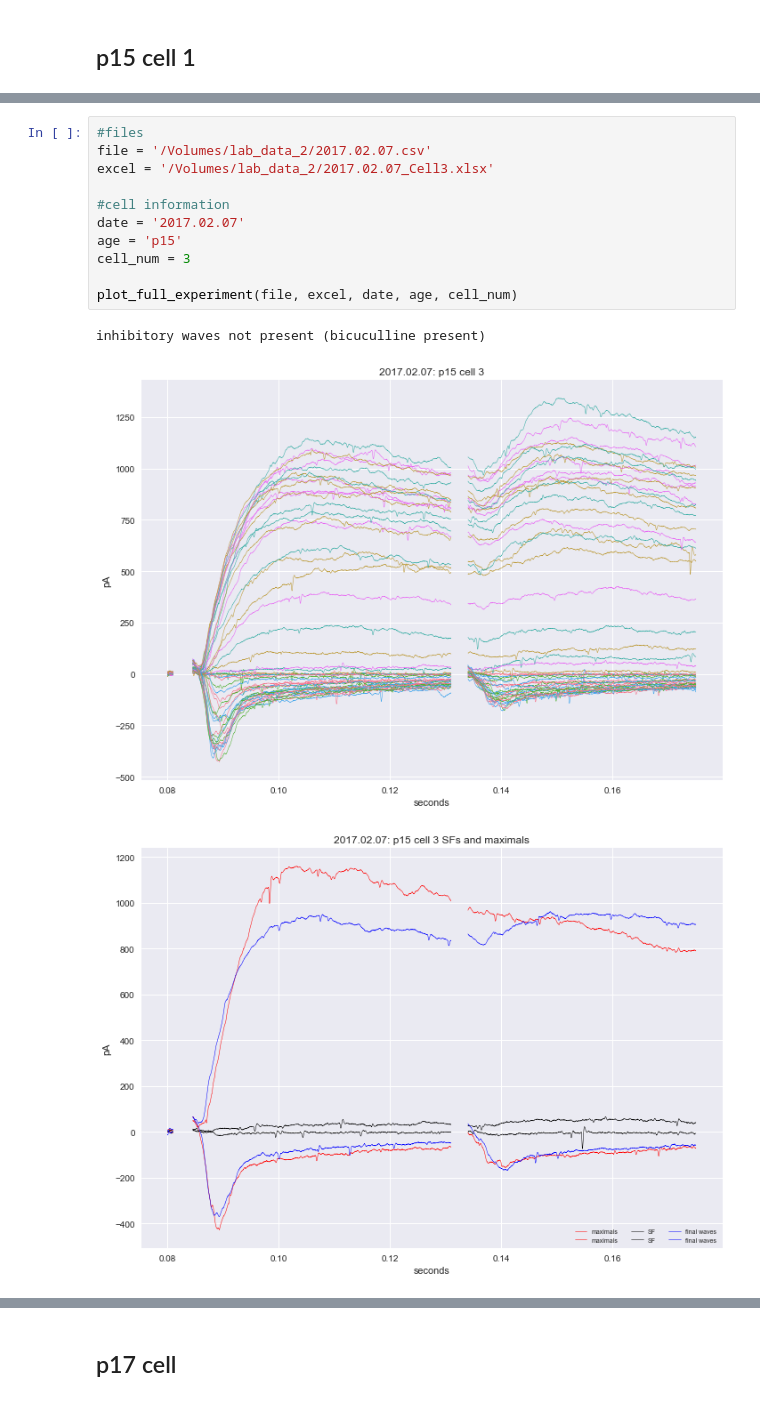
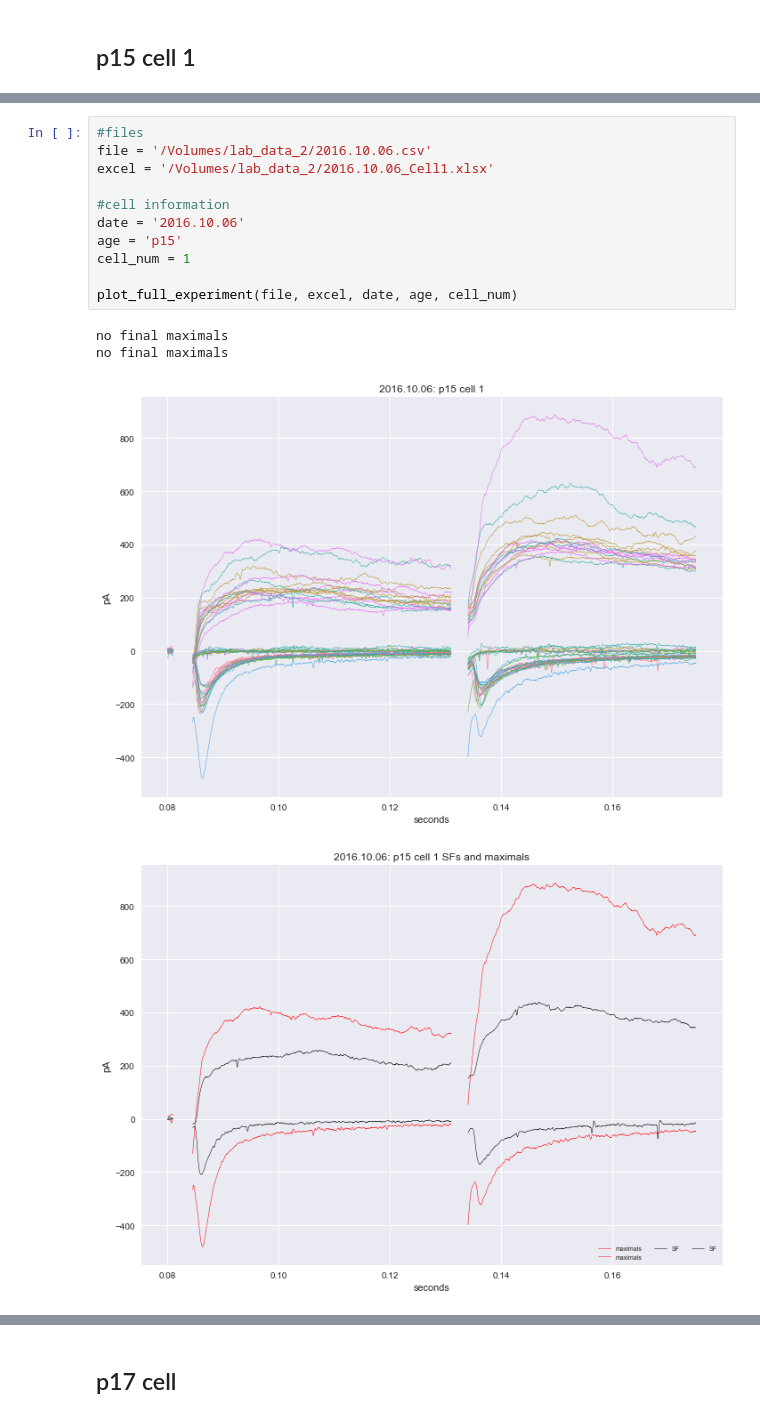
Before and after one commit to yuwie10/ephysAnalysis, a Jupyter notebook: plot_cells_template.ipynb, the cells around one changed output, grey strips where cells are left out. Saved outputs shown, nothing was run; the diff lists cells and outputs as text.

Commit message:
updated cells

```diff
--- a/plot_cells_template.ipynb
+++ b/plot_cells_template.ipynb
@@ -82,15 +101,16 @@ plot_full_experiment(file, excel, date, age, cell_num)
 # %%
 #files
-file = '/Volumes/lab_data_2/2017.02.07.csv'
-excel = '/Volumes/lab_data_2/2017.02.07_Cell3.xlsx'
+file = '/Volumes/lab_data_2/2016.10.06.csv'
+excel = '/Volumes/lab_data_2/2016.10.06_Cell1.xlsx'
 
 #cell information
-date = '2017.02.07'
+date = '2016.10.06'
 age = 'p15'
-cell_num = 3
+cell_num = 1
 
 plot_full_experiment(file, excel, date, age, cell_num)
 # %% [output]
-inhibitory waves not present (bicuculline present)
+no final maximals
+no final maximals
-[figure, old version]
+[figure, new version]
-[figure, old version]
+[figure, new version]
```
Also changed, not shown: parts of 10 cells of this notebook, 4 other files.
